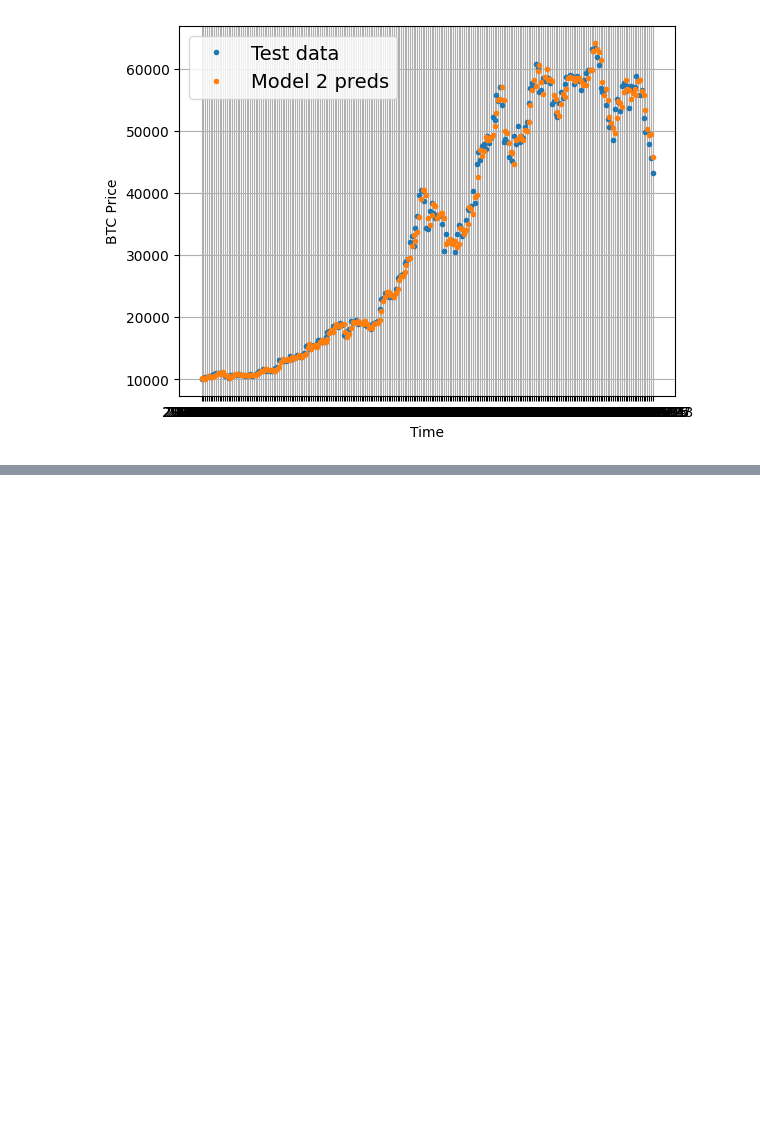
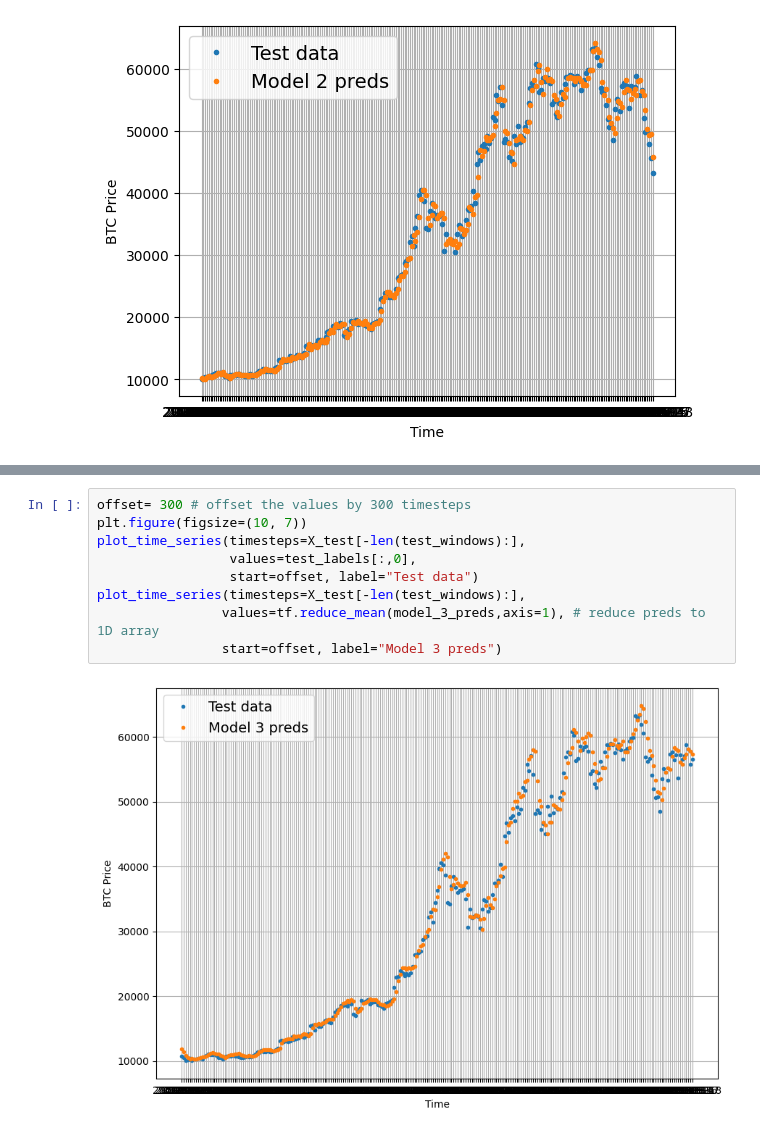
Before and after one commit to Rajnishmaurya/TensorFlow-for-Deep-Learning, a Jupyter notebook: Time Series/10. Tme Series forecasting in Tensorflow.ipynb, the cells around one changed output, grey strips where cells are left out. Cells and saved outputs as stored; diff of their text form; blank space fills up the shorter version.

```diff
--- a/Time Series/10. Tme Series forecasting in Tensorflow.ipynb
+++ b/Time Series/10. Tme Series forecasting in Tensorflow.ipynb
@@ -749,0 +859,11 @@ plot_time_series(timesteps=X_test[-len(test_windows):], values=model_2_preds, st
+# %%
+offset= 300 # offset the values by 300 timesteps
+plt.figure(figsize=(10, 7))
+plot_time_series(timesteps=X_test[-len(test_windows):],
+                 values=test_labels[:,0],
+                 start=offset, label="Test data")
+plot_time_series(timesteps=X_test[-len(test_windows):],
+                values=tf.reduce_mean(model_3_preds,axis=1), # reduce preds to 1D array
+                start=offset, label="Model 3 preds")
+# %% [output]
+[figure, added]
```
Also changed, not shown: parts of 15 cells of this notebook, 1 other file.
